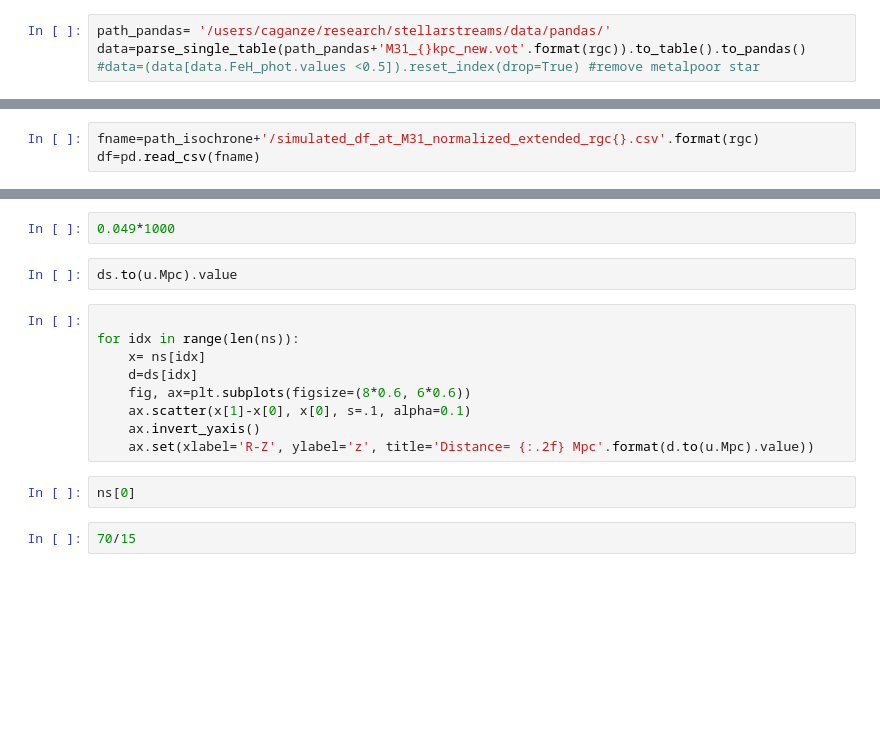
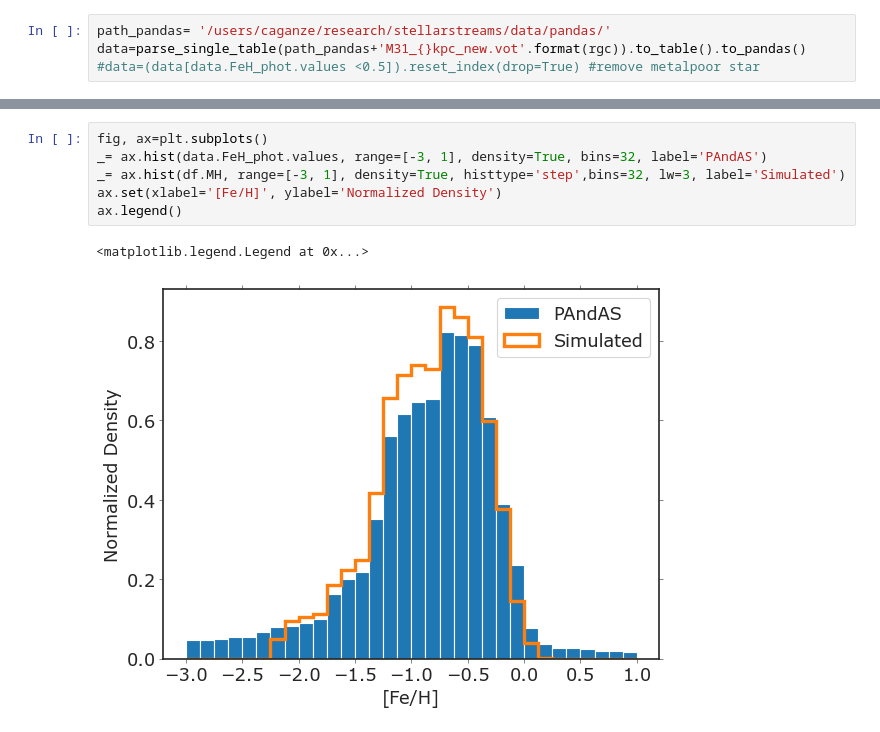
Before and after one commit to caganze/stellarstreams, a Jupyter notebook: notebooks/Visualize MW and M31 Stars.ipynb, the cells around one changed output, grey strips where cells are left out. Drawn from its saved outputs; the diff is of its cells as text; blank space fills up the shorter version.

```diff
--- a/notebooks/Visualize MW and M31 Stars.ipynb
+++ b/notebooks/Visualize MW and M31 Stars.ipynb
@@ -554,3 +206,0 @@ def count_m31_stars(df, d_galaxy, mag_limit, rgc):
-# %%
-fname=path_isochrone+'/simulated_df_at_M31_normalized_extended_rgc{}.csv'.format(rgc)
-df=pd.read_csv(fname)
@@ -607,17 +207,9 @@ _ = ax.set(yscale='log', xlim=[0.01, 20], ylim=[1, 2e5], ylabel='Number of Resol
-# %%
-0.049*1000
-# %%
-ds.to(u.Mpc).value
-# %%
-
-for idx in range(len(ns)):
-    x= ns[idx]
-    d=ds[idx]
-    fig, ax=plt.subplots(figsize=(8*0.6, 6*0.6))
-    ax.scatter(x[1]-x[0], x[0], s=.1, alpha=0.1)
-    ax.invert_yaxis()
-    ax.set(xlabel='R-Z', ylabel='z', title='Distance= {:.2f} Mpc'.format(d.to(u.Mpc).value))
-# %%
-ns[0]
-# %%
-70/15
+# %%
+fig, ax=plt.subplots()
+_= ax.hist(data.FeH_phot.values, range=[-3, 1], density=True, bins=32, label='PAndAS')
+_= ax.hist(df.MH, range=[-3, 1], density=True, histtype='step',bins=32, lw=3, label='Simulated')
+ax.set(xlabel='[Fe/H]', ylabel='Normalized Density')
+ax.legend()
+# %% [output]
+<matplotlib.legend.Legend at 0x...>
+[figure, added]
```
Also changed, not shown: parts of 49 cells of this notebook, 3 other files.
